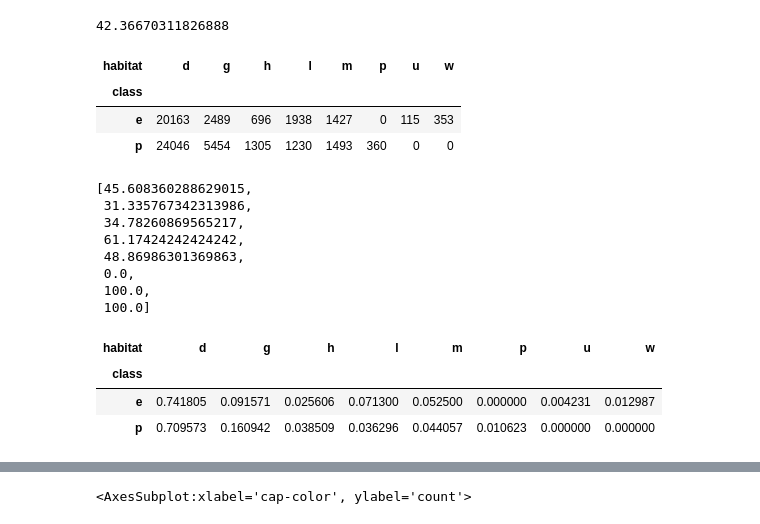
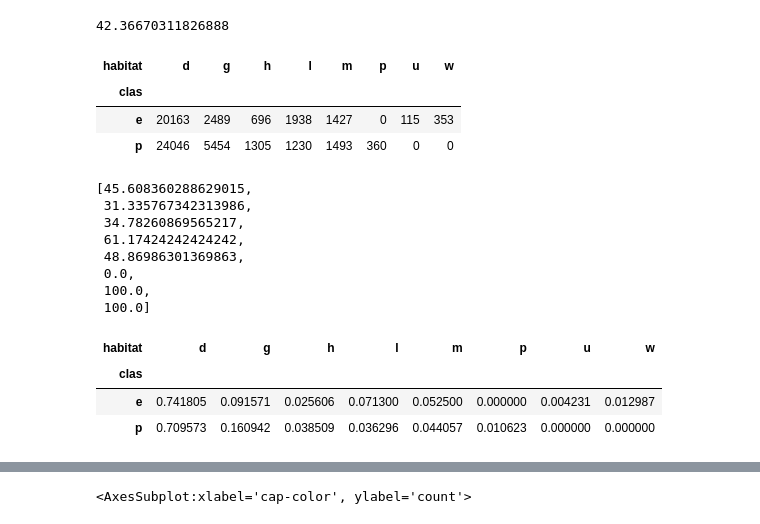
Before and after one commit to Arjissuan/Mushrooms-and-machine-learning, a Jupyter notebook: src/main_notebook.ipynb, the cells around one changed output, grey strips where cells are left out. Saved outputs shown, nothing was run; the diff lists cells and outputs as text; code cells hidden in the pictures.

```diff
--- a/src/main_notebook.ipynb
+++ b/src/main_notebook.ipynb
@@ -257,12 +257,12 @@ a
 # %% [output]
 42.36670311826888
 # %%
-hab = pd.crosstab(secondary_df['class'], secondary_df['habitat'])
+hab = pd.crosstab(secondary_df['clas'], secondary_df['habitat'])
 hab
 #lack of edible mushrooms near humans
 # %% [output]
 | habitat | d | g | h | l | m | p | u | w |
-| class |  |  |  |  |  |  |  |  |
+| clas |  |  |  |  |  |  |  |  |
 | e | 20163 | 2489 | 696 | 1938 | 1427 | 0 | 115 | 353 |
 | p | 24046 | 5454 | 1305 | 1230 | 1493 | 360 | 0 | 0 |
 # %%
@@ -278,11 +278,11 @@ list(map(perc, hab.columns))
  100.0,
  100.0]
 # %%
-pd.crosstab(secondary_df['class'], secondary_df['habitat'], normalize='index')
+pd.crosstab(secondary_df['clas'], secondary_df['habitat'], normalize='index')
 #mushromms are most common in forests and in gresses. Highest percent of finding edible is also in forest group
 # %% [output]
 | habitat | d | g | h | l | m | p | u | w |
-| class |  |  |  |  |  |  |  |  |
+| clas |  |  |  |  |  |  |  |  |
 | e | 0.741805 | 0.091571 | 0.025606 | 0.071300 | 0.052500 | 0.000000 | 0.004231 | 0.012987 |
 | p | 0.709573 | 0.160942 | 0.038509 | 0.036296 | 0.044057 | 0.010623 | 0.000000 | 0.000000 |
 # %%
```
Also changed, not shown: parts of 13 cells of this notebook, 3 other files.
